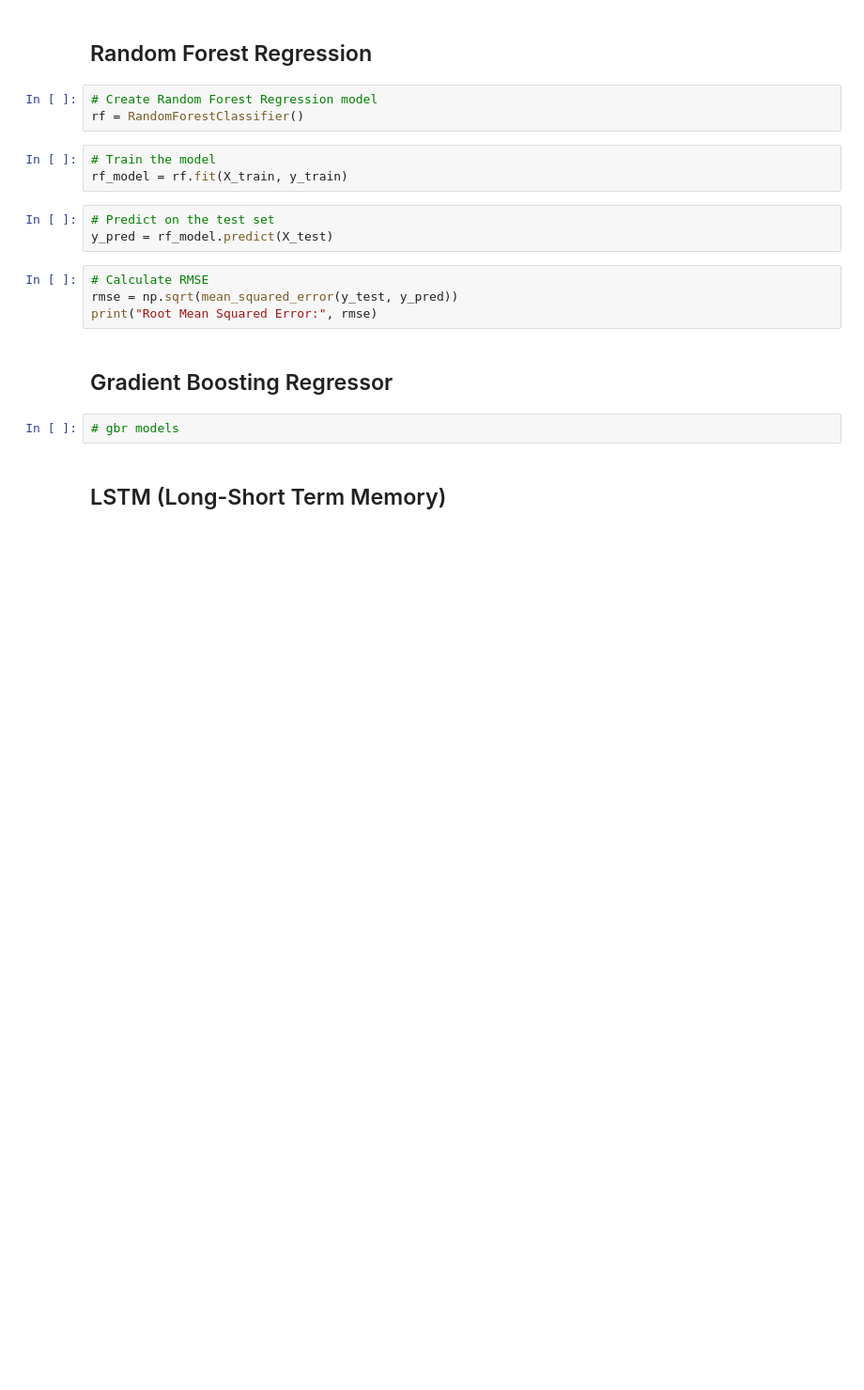
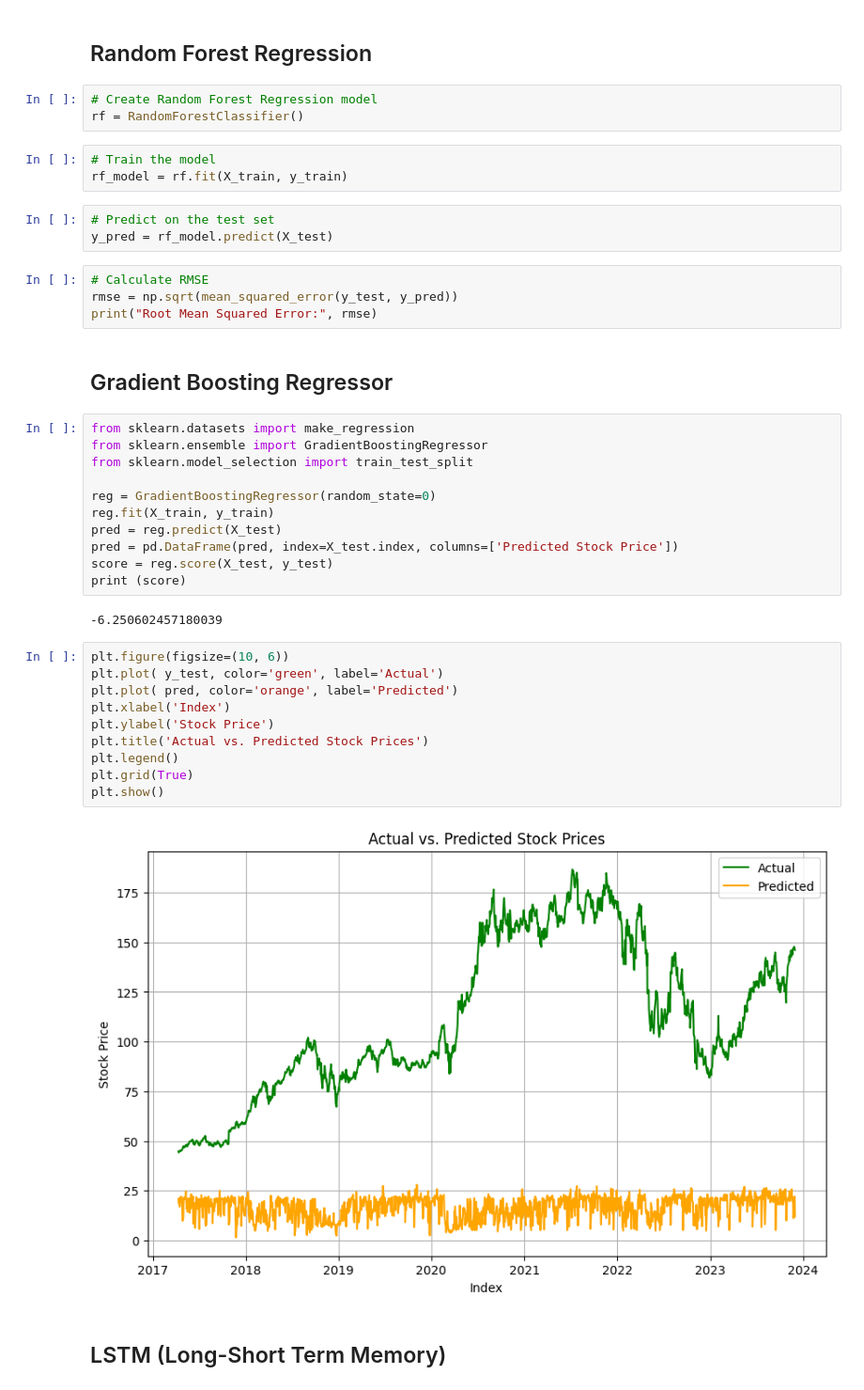
Before and after one commit to Galicheck/MJNWM-Project, a Jupyter notebook: project_AMZN_prediction.ipynb, the cells around one changed output. Shown at 94% size. Drawn from its saved outputs; the diff is of its cells as text; blank space fills up the shorter version.

```diff
--- a/project_AMZN_prediction.ipynb
+++ b/project_AMZN_prediction.ipynb
@@ -459,7 +459,30 @@ print("Root Mean Squared Error:", rmse)
 # %% [markdown]
 ## Gradient Boosting Regressor
 # %%
-# gbr models
+from sklearn.datasets import make_regression
+from sklearn.ensemble import GradientBoostingRegressor
+from sklearn.model_selection import train_test_split
+
+reg = GradientBoostingRegressor(random_state=0)
+reg.fit(X_train, y_train)
+pred = reg.predict(X_test)
+pred = pd.DataFrame(pred, index=X_test.index, columns=['Predicted Stock Price'])
+score = reg.score(X_test, y_test)
+print (score)
+# %% [output]
+-6.250602457180039
+# %%
+plt.figure(figsize=(10, 6))
+plt.plot( y_test, color='green', label='Actual')
+plt.plot( pred, color='orange', label='Predicted')
+plt.xlabel('Index')
+plt.ylabel('Stock Price')
+plt.title('Actual vs. Predicted Stock Prices')
+plt.legend()
+plt.grid(True)
+plt.show()
+# %% [output]
+[figure, added]
 # %% [markdown]
 ## LSTM (Long-Short Term Memory)
 # %%
```
Also changed, not shown: parts of 3 cells of this notebook.
